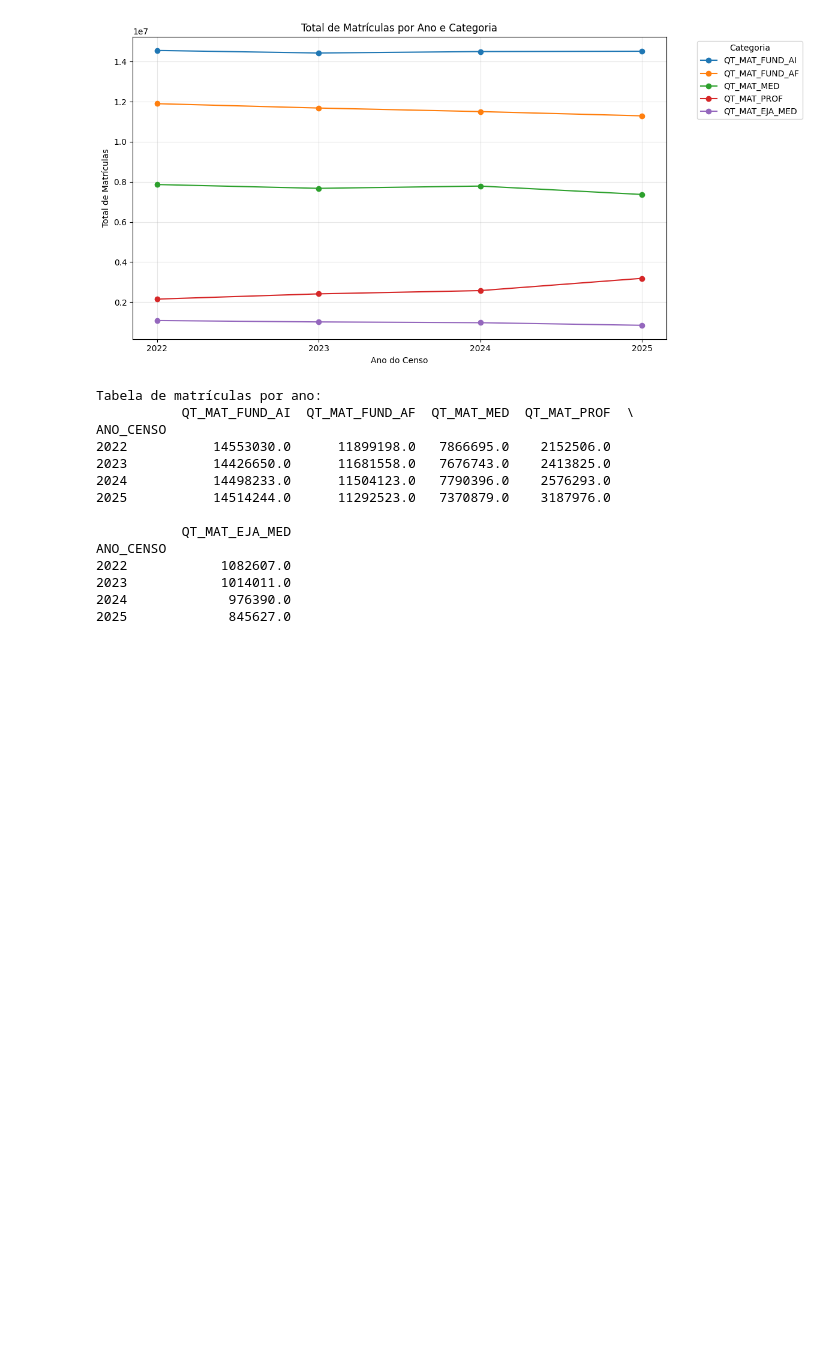
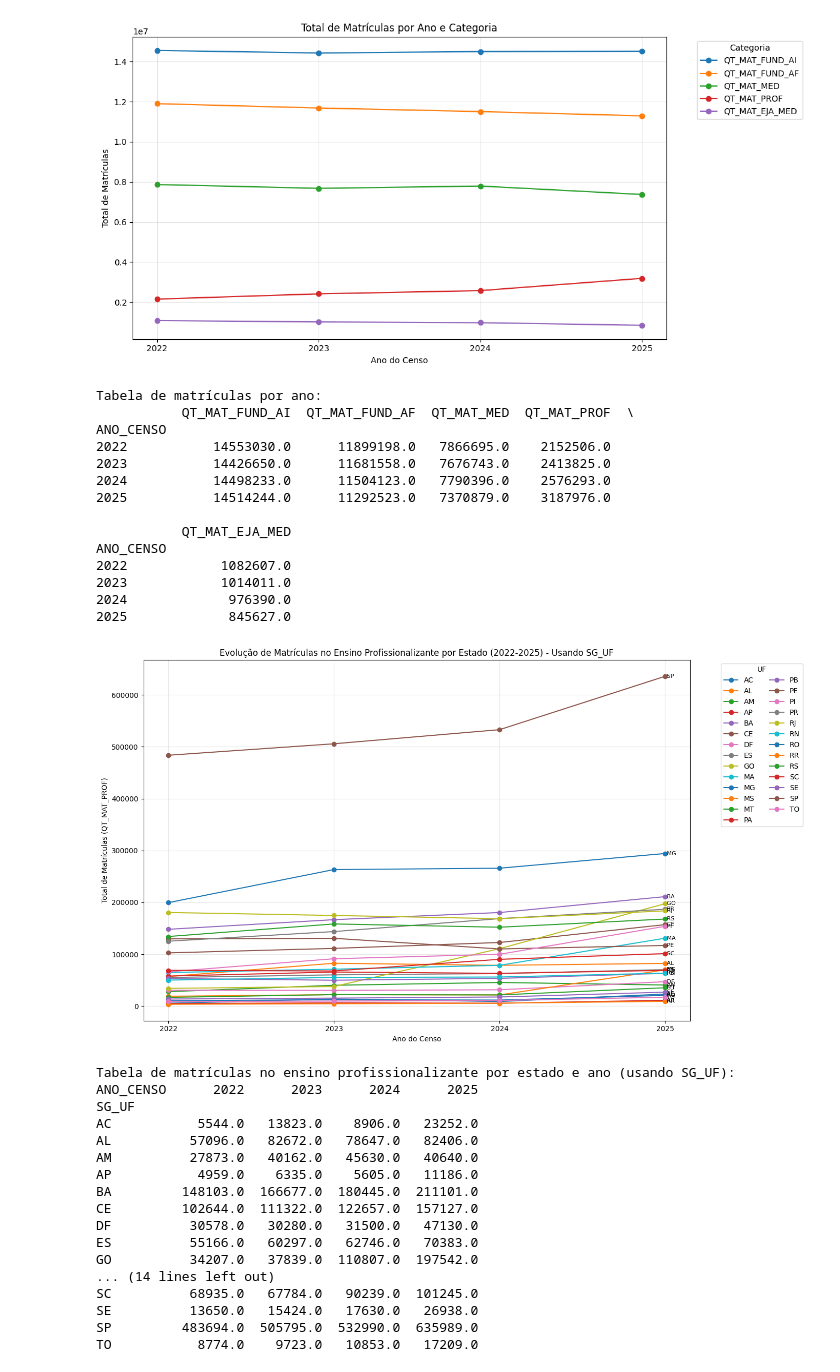
Before and after one commit to leandroguarino/projeto_ia_censo_escolar, a Jupyter notebook: notebooks/05_visualizacao_totais.ipynb, the cells around one changed output. Saved outputs shown, nothing was run; the diff lists cells and outputs as text; code cells hidden in the pictures; blank space fills up the shorter version.

```diff
--- a/notebooks/05_visualizacao_totais.ipynb
+++ b/notebooks/05_visualizacao_totais.ipynb
@@ -59,6 +59,8 @@ Colunas comuns em 2022, 2023 e 2024: 337
 
 Colunas comuns em 2025 (matrícula e escola): 2
 ['CO_ENTIDADE', 'NU_ANO_CENSO'] ...
+# %%
+df_2025_merged = pd.merge(df_escola_2025, df_matricula_2025, on='CO_ENTIDADE')
 # %%
 # Adicionar coluna ANO_CENSO a cada dataframe
 df_2022['ANO_CENSO'] = 2022
@@ -167,3 +169,55 @@ ANO_CENSO
 2023            1014011.0
 2024             976390.0
 2025             845627.0
+# %%
+import matplotlib.pyplot as plt
+
+# Verificar qual coluna de estado usar: SG_UF (sigla) ou CO_UF (código)
+coluna_uf = 'SG_UF' if 'SG_UF' in df_total.columns else 'CO_UF'
+
+if coluna_uf in df_total.columns and 'QT_MAT_PROF' in df_total.columns:
+    # Agrupar por estado e ano, somando QT_MAT_PROF
+    matriculas_prof_por_uf_ano = df_total.groupby([coluna_uf, 'ANO_CENSO'])['QT_MAT_PROF'].sum().unstack()
+
+    # Plotar gráfico de linhas - uma linha por estado
+    plt.figure(figsize=(14, 8))
+    for uf in matriculas_prof_por_uf_ano.index:
+        plt.plot(matriculas_prof_por_uf_ano.columns, matriculas_prof_por_uf_ano.loc[uf], marker='o', label=uf)
+        # Adicionar texto com a sigla da UF no final da linha
+        ultimo_ano = matriculas_prof_por_uf_ano.columns[-1]
+        valor_final = matriculas_prof_por_uf_ano.loc[uf, ultimo_ano]
+        plt.text(ultimo_ano, valor_final, f' {uf}', fontsize=8, va='center')
+
+    plt.title(f'Evolução de Matrículas no Ensino Profissionalizante por Estado (2022-2025) - Usando {coluna_uf}')
+    plt.xlabel('Ano do Censo')
+    plt.ylabel('Total de Matrículas (QT_MAT_PROF)')
+    plt.legend(title='UF', bbox_to_anchor=(1.05, 1), loc='upper left', ncol=2)
+    plt.grid(True, alpha=0.3)
+    plt.xticks(sorted(df_total['ANO_CENSO'].unique()))
+    plt.tight_layout()
+    plt.show()
+
+    # Exibir tabela com valores
+    print(f"\nTabela de matrículas no ensino profissionalizante por estado e ano (usando {coluna_uf}):")
+    print(matriculas_prof_por_uf_ano)
+else:
+    print(f"Colunas {coluna_uf} ou QT_MAT_PROF não encontradas no dataframe.")
+# %% [output]
+[figure, added]
+Tabela de matrículas no ensino profissionalizante por estado e ano (usando SG_UF):
+ANO_CENSO      2022      2023      2024      2025
+SG_UF
+AC           5544.0   13823.0    8906.0   23252.0
+AL          57096.0   82672.0   78647.0   82406.0
+AM          27873.0   40162.0   45630.0   40640.0
+AP           4959.0    6335.0    5605.0   11186.0
+BA         148103.0  166677.0  180445.0  211101.0
+CE         102644.0  111322.0  122657.0  157127.0
+DF          30578.0   30280.0   31500.0   47130.0
+ES          55166.0   60297.0   62746.0   70383.0
+GO          34207.0   37839.0  110807.0  197542.0
+... (14 lines left out)
+SC          68935.0   67784.0   90239.0  101245.0
+SE          13650.0   15424.0   17630.0   26938.0
+SP         483694.0  505795.0  532990.0  635989.0
+TO           8774.0    9723.0   10853.0   17209.0
```
Also changed, not shown: parts of 4 cells of this notebook.
